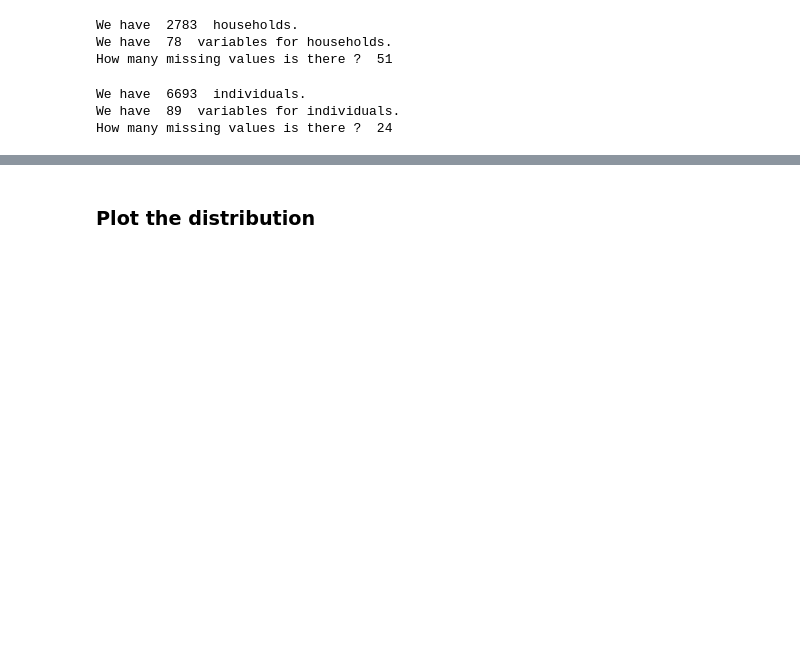
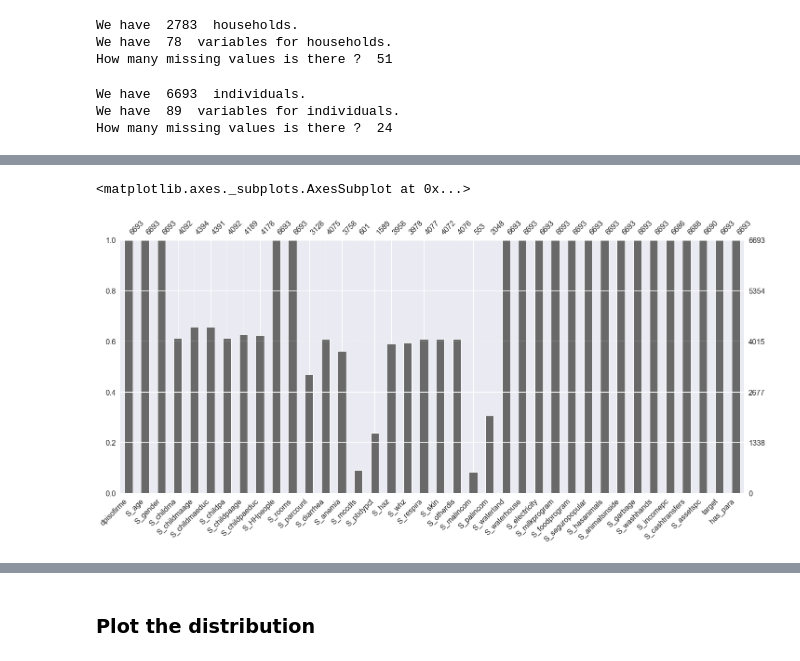
Before and after one commit to epfl-ada/ada-2020-project-milestone-p3-p3_2fast2curious, a Jupyter notebook: Data exploration.ipynb, the cells around one changed output, grey strips where cells are left out. Drawn from its saved outputs; the diff is of its cells as text; code cells hidden in the pictures; blank space fills up the shorter version.

```diff
--- a/Data exploration.ipynb
+++ b/Data exploration.ipynb
@@ -96,0 +107,7 @@ How many missing values is there ?  24
+# %%
+#We will generate a binary outcome vector indicating the global health status of the different persons. We will make
+#a combination of the different features about health.
+#1 = health problems, 0 = good health
+Data_explo["has_para"] = Data_explo['S_parcount']>=1
+health = ['has_para', 'S_diarrhea', 'S_anemia', 'S_respira', 'S_skin', 'S_otherdis']
+Data_explo["target"] = Data_explo[health].sum(axis=1)/6
@@ -96,0 +126,5 @@ How many missing values is there ?  24
+# %%
+msno.bar(Data_explo)
+# %% [output]
+<matplotlib.axes._subplots.AxesSubplot at 0x...>
+[figure, added]
```
Also changed, not shown: parts of 23 cells of this notebook.
